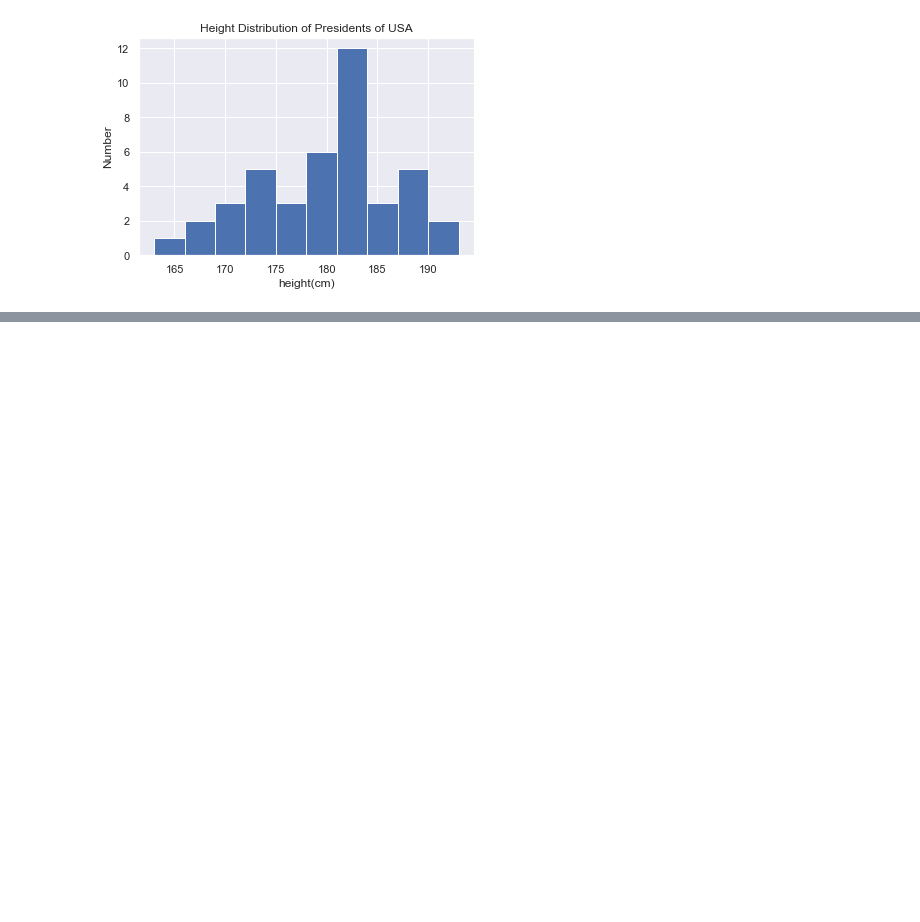
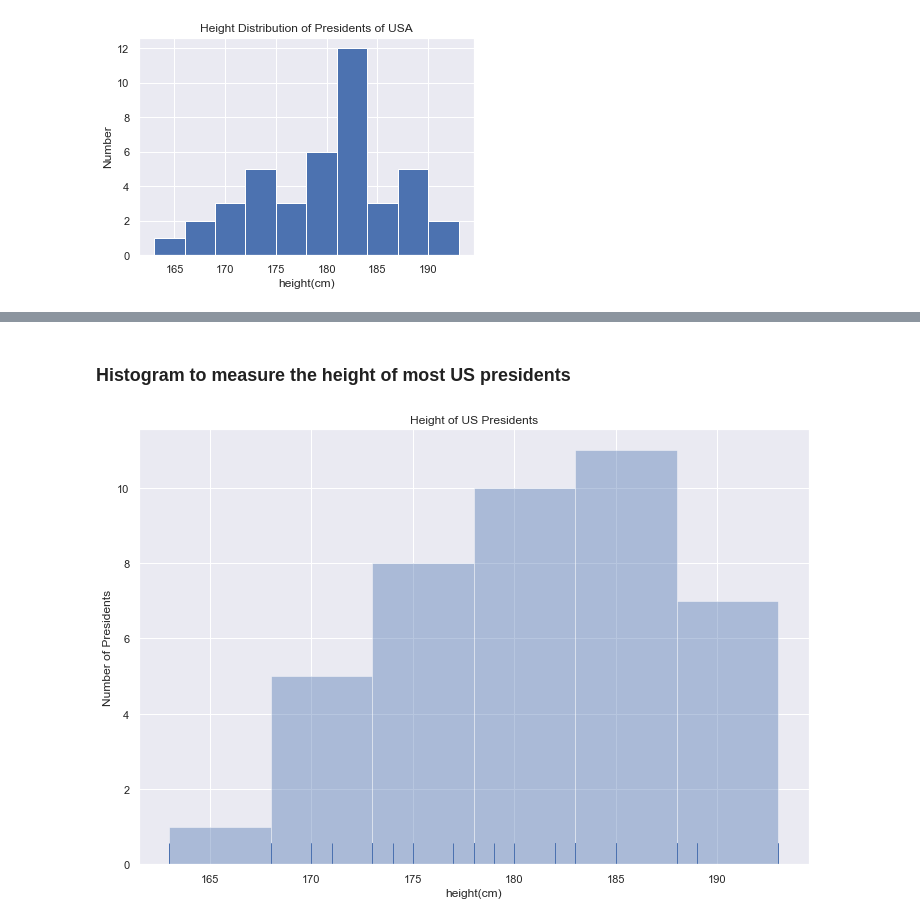
Before and after one commit to WaqasAli-Munawar/Data-Science-Projects-Foundation, a Jupyter notebook: 1.President Heights Analysis.ipynb, the cells around one changed output, grey strips where cells are left out. Saved outputs shown, nothing was run; the diff lists cells and outputs as text; code cells hidden in the pictures; blank space fills up the shorter version.

```diff
--- a/1.President Heights Analysis.ipynb
+++ b/1.President Heights Analysis.ipynb
@@ -56,0 +72,15 @@ plt.show()
+# %% [markdown]
+###  Histogram to measure the height of most US presidents
+# %%
+plt.figure(figsize=(12,8))
+sns.distplot( a=height, hist=True, kde=False, rug=True)
+plt.title("Height of US Presidents")
+plt.xlabel("height(cm)")
+plt.ylabel("Number of Presidents")
+plt.show()
+
+# A rug plot is a plot of data for a single quantitative variable, displayed as marks along an axis.
+# It is used to visualise the distribution of the data.
+# As such it is analogous to a histogram with zero-width bins, or a one-dimensional scatter plot.
+# %% [output]
+[figure, added]
```
Also changed, not shown: parts of 14 cells of this notebook, 1 other file.
